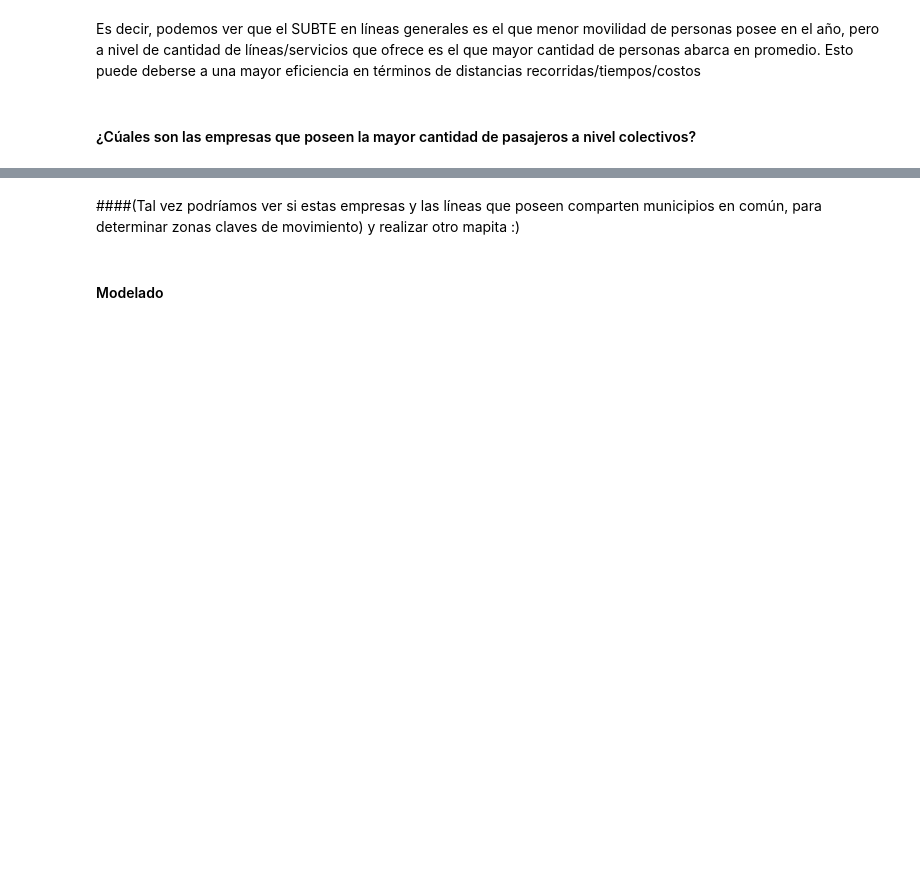
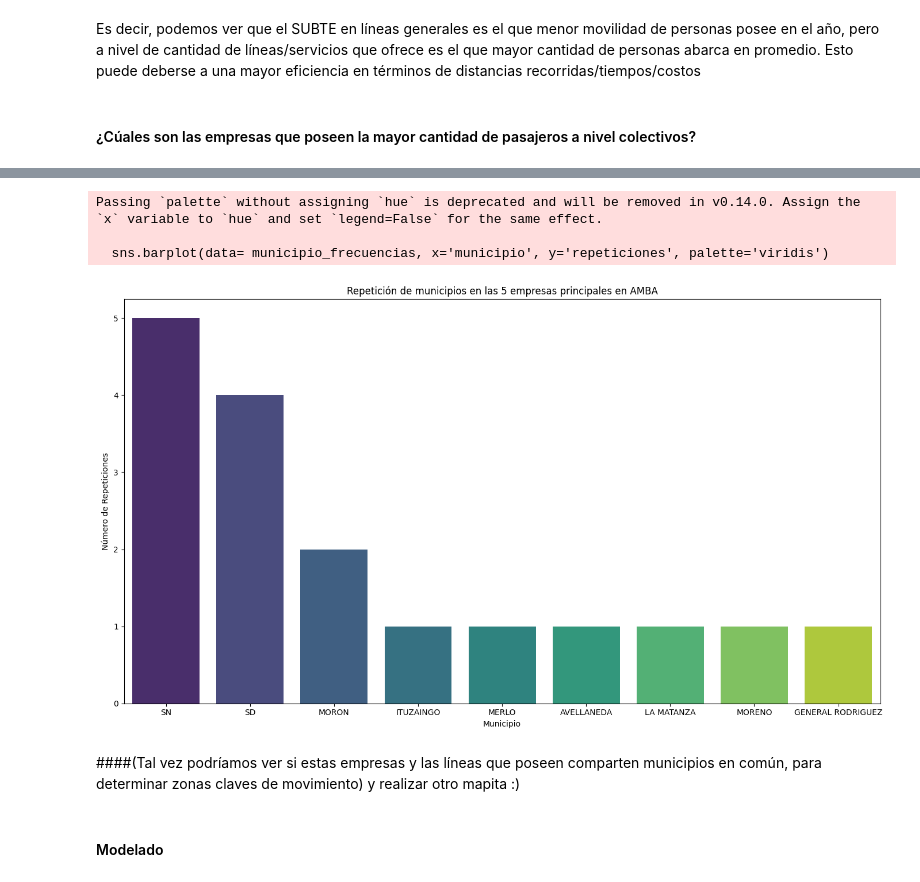
Before and after one commit to corrideluca/sube-2023, a Jupyter notebook: tp.ipynb, the cells around one changed output, grey strips where cells are left out. Cells and saved outputs as stored; diff of their text form; code cells hidden in the pictures; blank space fills up the shorter version.

```diff
--- a/tp.ipynb
+++ b/tp.ipynb
@@ -340,0 +351,6 @@ Error:
+# %%
+municipios_expandidos = municipios_por_empresa_lista.explode('municipios')
+municipio_frecuencias = municipios_expandidos['municipios'].value_counts().reset_index()
+municipio_frecuencias.columns = ['municipio', 'repeticiones']
+
+municipio_frecuencias
@@ -341,3 +368,17 @@ Error:
+# %%
+plt.figure(figsize=(14, 8))
+sns.barplot(data= municipio_frecuencias, x='municipio', y='repeticiones', palette='viridis')
+
+plt.title('Repetición de municipios en las 5 empresas principales en AMBA')
+plt.xlabel('Municipio')
+plt.ylabel('Número de Repeticiones')
+plt.tight_layout()
+plt.show()
+# %% [output]
+Passing `palette` without assigning `hue` is deprecated and will be removed in v0.14.0. Assign the `x` variable to `hue` and set `legend=False` for the same effect.
+
+  sns.barplot(data= municipio_frecuencias, x='municipio', y='repeticiones', palette='viridis')
+[figure, added]
 # %% [markdown]
 ####(Tal vez podríamos ver si estas empresas y las líneas que poseen comparten municipios en común, para determinar zonas claves de movimiento) y realizar otro mapita :)
 # %% [markdown]
```
Also changed, not shown: parts of 21 cells of this notebook.
